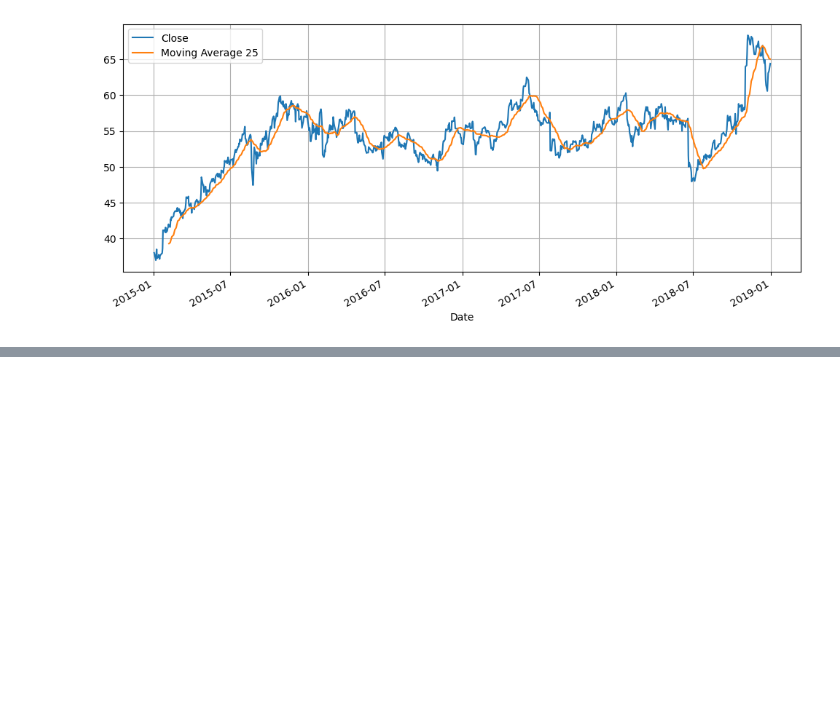
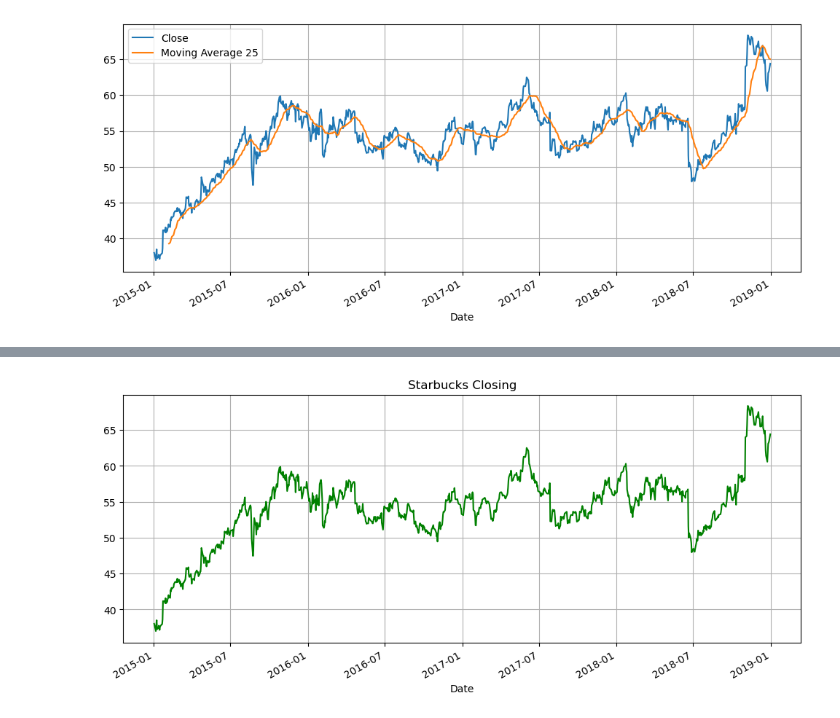
Before and after one commit to Shiska07/Data-Science-and-Machine-Learning, a Jupyter notebook: Time-Series-Analysis/Datetime Analysis.ipynb, the cells around one changed output, grey strips where cells are left out. Saved outputs shown, nothing was run; the diff lists cells and outputs as text; code cells hidden in the pictures; blank space fills up the shorter version.

```diff
--- a/Time-Series-Analysis/Datetime Analysis.ipynb
+++ b/Time-Series-Analysis/Datetime Analysis.ipynb
@@ -318,0 +341,4 @@ df[['Close', 'Moving Average 25']].plot(figsize = (12, 5), grid = True)
+# %%
+df.Close.plot(figsize=(12,5), grid = True, color = 'green', title = 'Starbucks Closing');
+# %% [output]
+[figure, added]
```
Also changed, not shown: parts of 7 cells of this notebook.
